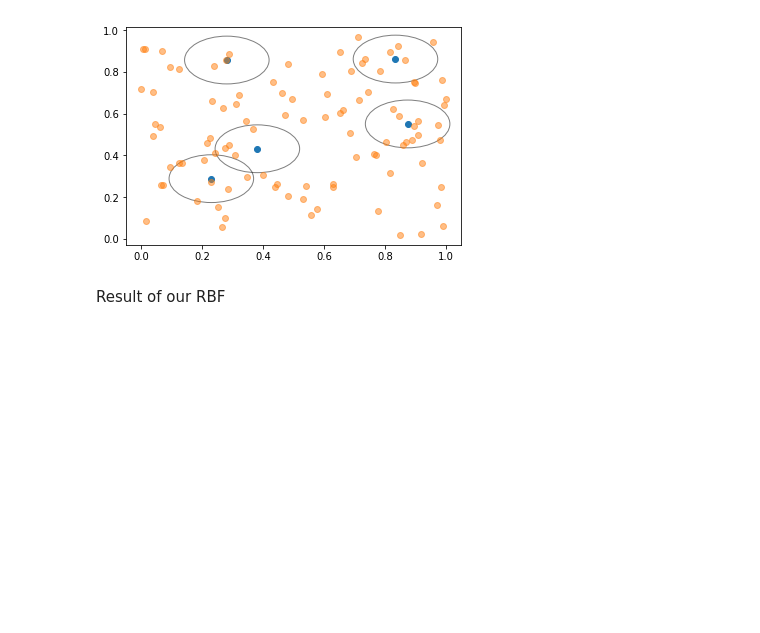
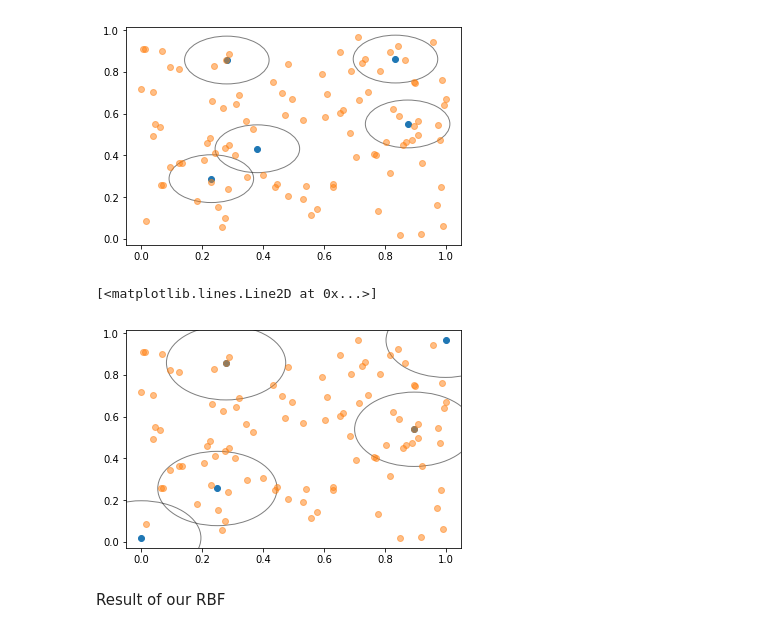
Before and after one commit to romainrey/ANN_DD2437, a Jupyter notebook: Labs_Code/Lab2/Lab 2.ipynb, the cells around one changed output. Cells and saved outputs as stored; diff of their text form; code cells hidden in the pictures; blank space fills up the shorter version.

```diff
--- a/Labs_Code/Lab2/Lab 2.ipynb
+++ b/Labs_Code/Lab2/Lab 2.ipynb
@@ -486,6 +486,19 @@ ax.plot(ballist_x[0],ballist_x[1], 'o', alpha = 0.5)
 # %% [output]
 [<matplotlib.lines.Line2D at 0x...>]
 [figure]
+# %%
+from matplotlib.patches import Ellipse
+fig, ax = plt.subplots()
+ax.plot(mu_v2[0], mu_v2[1], 'o')
+ellipses = [Ellipse(xy=(mu_v2[0][i],mu_v2[1][i]),height=sigma_v2[i][1],width=sigma_v2[i][0], fill = False, alpha = 0.5) for i in range(len(mu_v2[0]))]
+
+for e in ellipses:
+    ax.add_artist(e)
+
+ax.plot(ballist_x[0],ballist_x[1], 'o', alpha = 0.5)
+# %% [output]
+[<matplotlib.lines.Line2D at 0x...>]
+[figure, added]
 # %%
 def phi_r2_mat(x, mu, sigma):
     return(np.exp(-(((x[0]-mu[0])**2)/(2*sigma[0]**2)+((x[1]-mu[1])**2)/(2*sigma[1]**2))))
```
Also changed, not shown: parts of 4 cells of this notebook, 1 other file.
